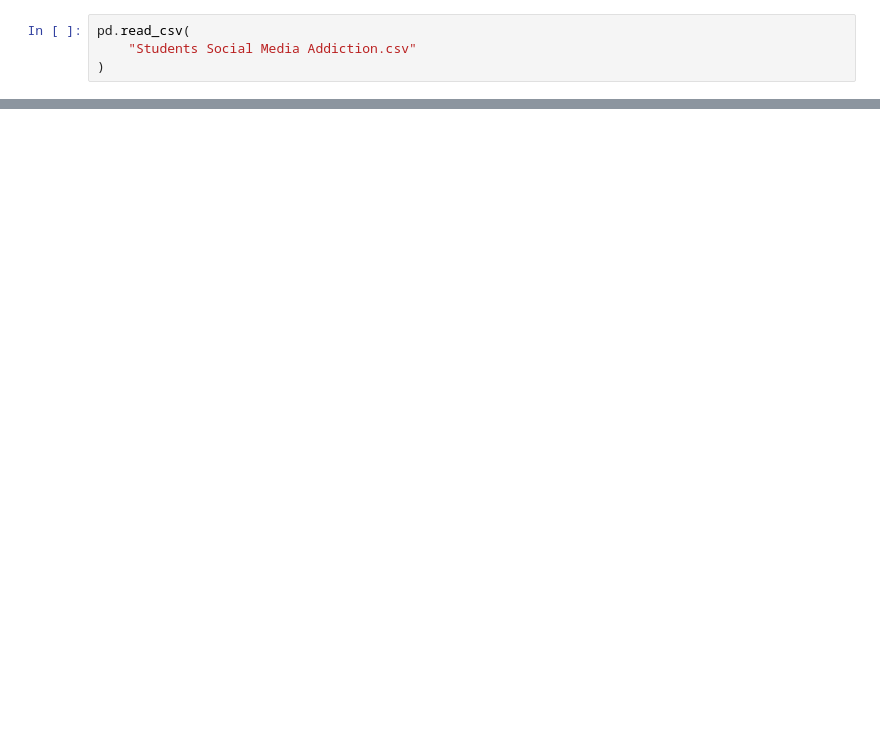
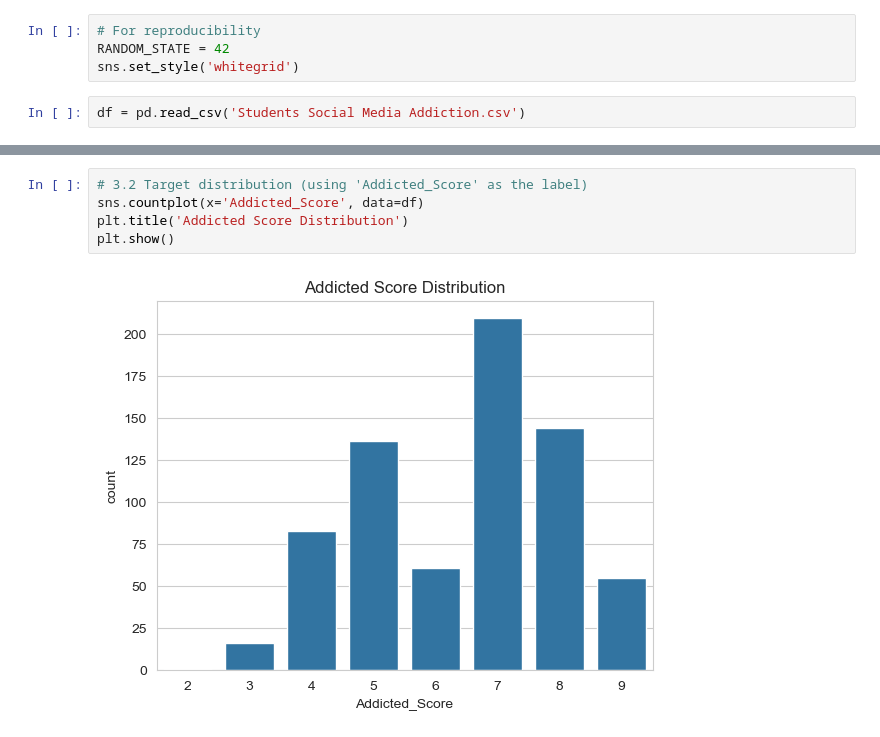
Before and after one commit to gitsubash44/Data_Science, a Jupyter notebook: tabular_data.ipynb, the cells around one changed output, grey strips where cells are left out. Cells and saved outputs as stored; diff of their text form; blank space fills up the shorter version.

Commit message:
Add complete notebook for tabular data processing and modeling

```diff
--- a/tabular_data.ipynb
+++ b/tabular_data.ipynb
@@ -6,4 +28,6 @@ import numpy as np
+# %%
+# For reproducibility
+RANDOM_STATE = 42
+sns.set_style('whitegrid')
 # %%
-pd.read_csv(
-    "Students Social Media Addiction.csv"
-)
+df = pd.read_csv('Students Social Media Addiction.csv')
@@ -23,0 +76,7 @@ pd.read_csv(
+# %%
+# 3.2 Target distribution (using 'Addicted_Score' as the label)
+sns.countplot(x='Addicted_Score', data=df)
+plt.title('Addicted Score Distribution')
+plt.show()
+# %% [output]
+[figure, added]
```
Also changed, not shown: parts of 14 cells of this notebook, 1 other file.
